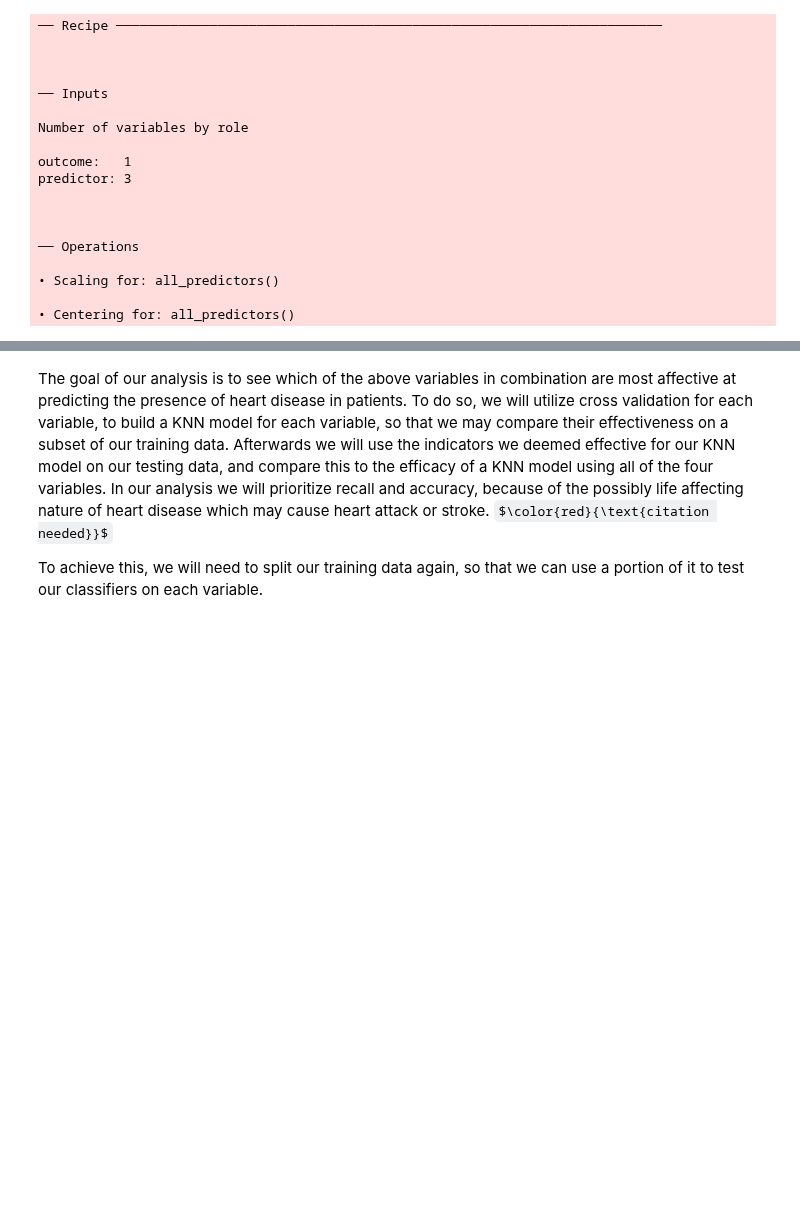
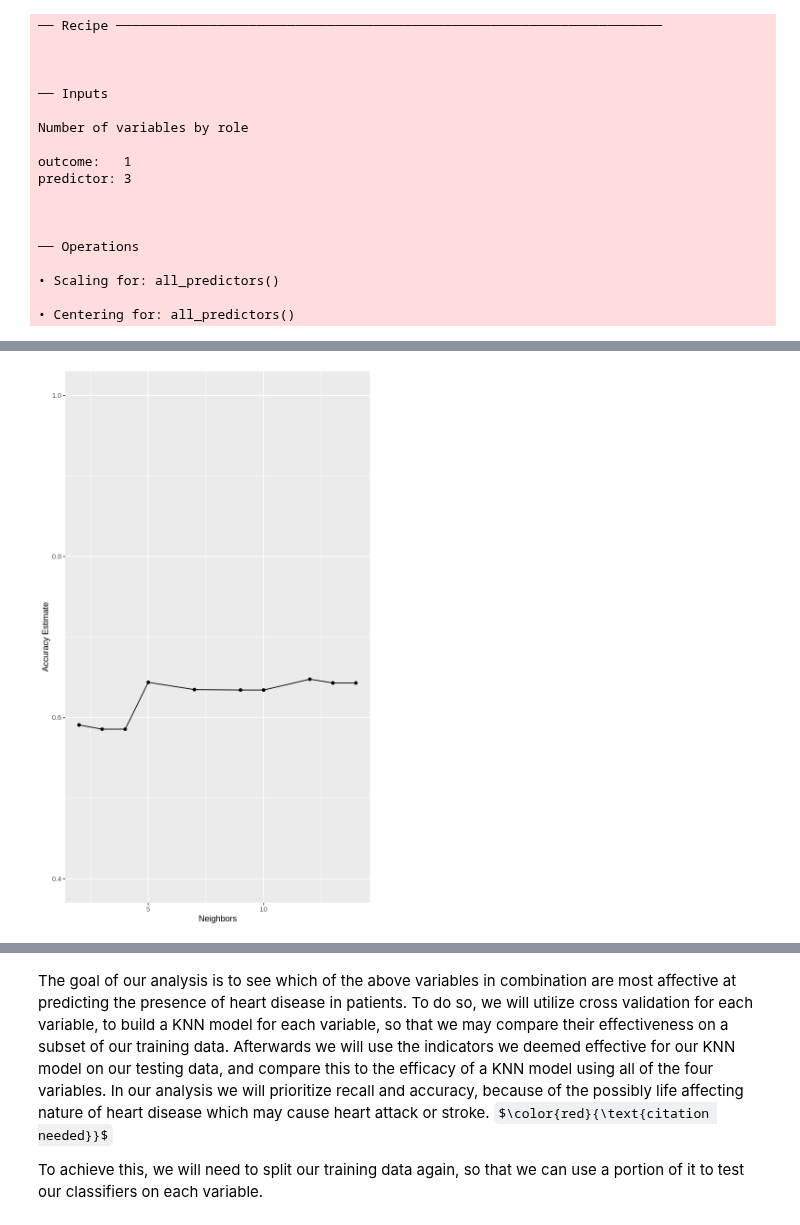
Before and after one commit to Nitro-87/Group-2-Project-Proposal, a Jupyter notebook: Project-Report.ipynb, the cells around one changed output, grey strips where cells are left out. Saved outputs shown, nothing was run; the diff lists cells and outputs as text; code cells hidden in the pictures; some formulas as TeX source; blank space fills up the shorter version.

```diff
--- a/Project-Report.ipynb
+++ b/Project-Report.ipynb
@@ -288,3 +292,13 @@ predictor: 3
 • Scaling for: all_predictors()
 
 • Centering for: all_predictors()
+# %%
+#creating a knn model specification
+
+set.seed(1234)
+
+knn_tune <- nearest_neighbor(weight_func = "rectangular", neighbors = tune()) |>
+       set_engine("kknn") |>
+       set_mode("classification")
+
+knn_tune
@@ -290,0 +313,13 @@ predictor: 3
+# %%
+#creating a workflow that combines our recipe and new model specification
+
+set.seed(1234)
+
+knn_results <- workflow() |>
+       add_recipe(heart_recipe) |>
+       add_model(knn_tune) |>
+       tune_grid(resamples = heart_vfold, grid = 10) |>
+collect_metrics()
+
+# your code here
+knn_results
@@ -290,0 +341,16 @@ predictor: 3
+# %%
+#finding the best value of the number of neighbors
+
+
+accuracies <- knn_results |>
+       filter(.metric=="accuracy")
+
+accuracy_versus_k <- ggplot(accuracies, aes(x = neighbors, y = mean))+
+       geom_point() +
+       geom_line() +
+       labs(x = "Neighbors", y = "Accuracy Estimate") +
+       scale_y_continuous(limits = c(0.4, 1.0)) # adjusting the y-axis
+
+accuracy_versus_k
+# %% [output]
+[figure, added]
```
Also changed, not shown: parts of 12 cells of this notebook.
